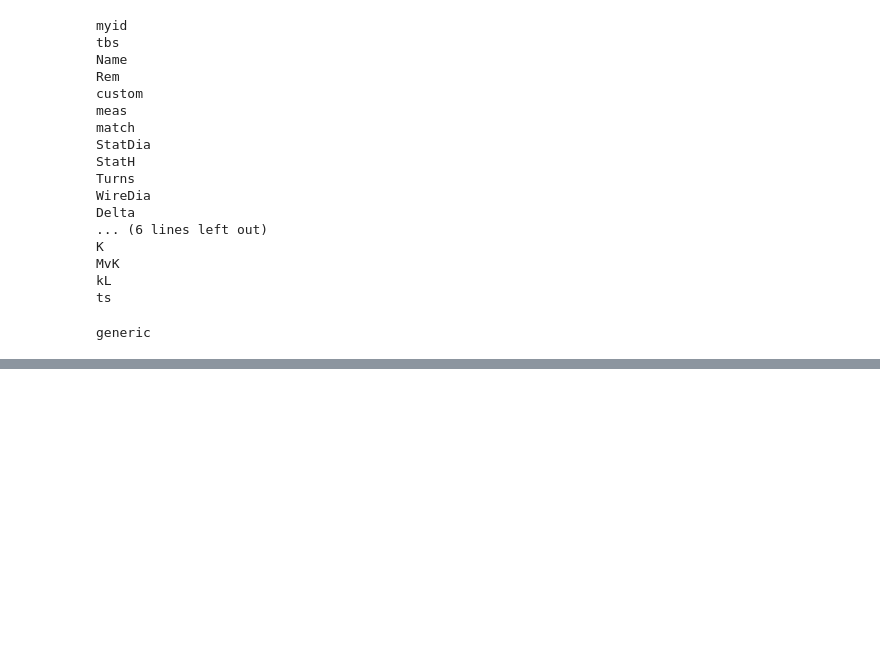
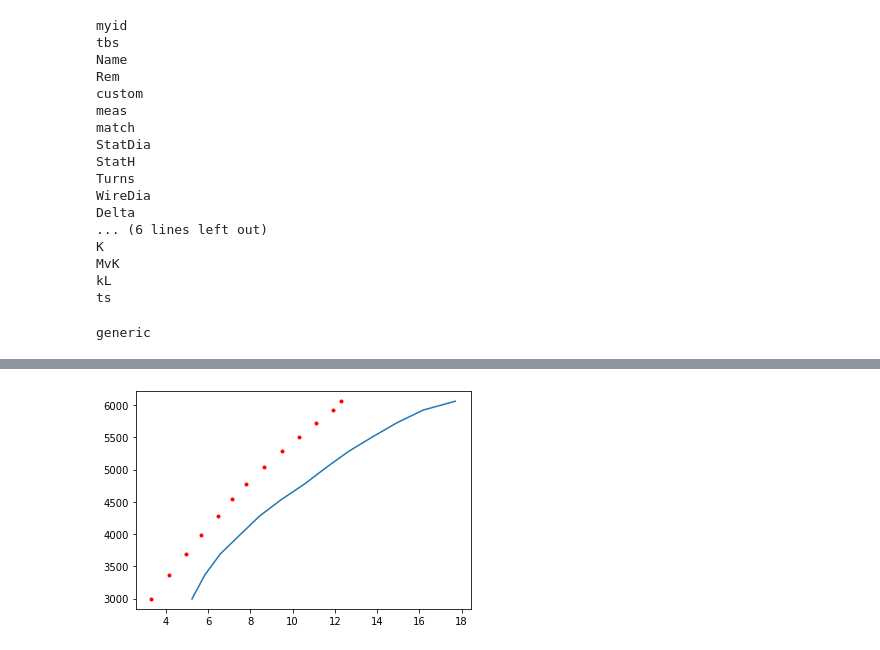
Before and after one commit to lehnertu/pyDriveCalc, a Jupyter notebook: MotorDev.ipynb, the cells around one changed output, grey strips where cells are left out. Saved outputs shown, nothing was run; the diff lists cells and outputs as text; code cells hidden in the pictures; blank space fills up the shorter version.

Commit message:
motor analysis

```diff
--- a/MotorDev.ipynb
+++ b/MotorDev.ipynb
@@ -86,0 +89,2 @@ plt.show()
+# %%
+mn2860 = MotorGeneric(600, 1.3*0.275, 0.2)
@@ -86,0 +93,11 @@ plt.show()
+# %%
+vList=[15.51, 15.51, 15.43, 15.42, 15.39, 15.37, 15.33, 15.33, 15.28, 15.25, 15.22, 15.19, 15.17]
+pwmList=[0.4, 0.45, 0.5, 0.55, 0.6, 0.65, 0.7, 0.75,0.8, 0.85, 0.9, 0.95, 1.0]
+iBattList=[1.32, 1.88, 2.48, 3.13, 3.88, 4.64, 5.46, 6.49, 7.59, 8.77, 10.1, 11.29, 12.28]
+print(np.array(iBattList)*np.array(vList))
+veffList = np.array(vList) * np.array(pwmList)
+print(veffList)
+rpmList=[2994, 3371, 3694, 3989, 4278, 4538, 4777, 5041, 5284, 5510, 5729, 5925, 6061]
+pList=[20.44, 29.13, 38.3, 48.2, 59.7, 71.4, 83.7, 99.5, 116.0, 133.7, 152.4, 171.6, 186.4]
+iList = np.array(pList)/np.array(veffList)
+print(iList)
@@ -86,0 +112,8 @@ plt.show()
+# %%
+i = [mn2860.currentFromRPM(r,v) for (r,v) in zip(rpmList,veffList)]
+
+plt.plot(i,rpmList)
+plt.plot(iList,rpmList,'r.')
+plt.show()
+# %% [output]
+[figure, added]
```
Also changed, not shown: parts of 12 cells of this notebook.
